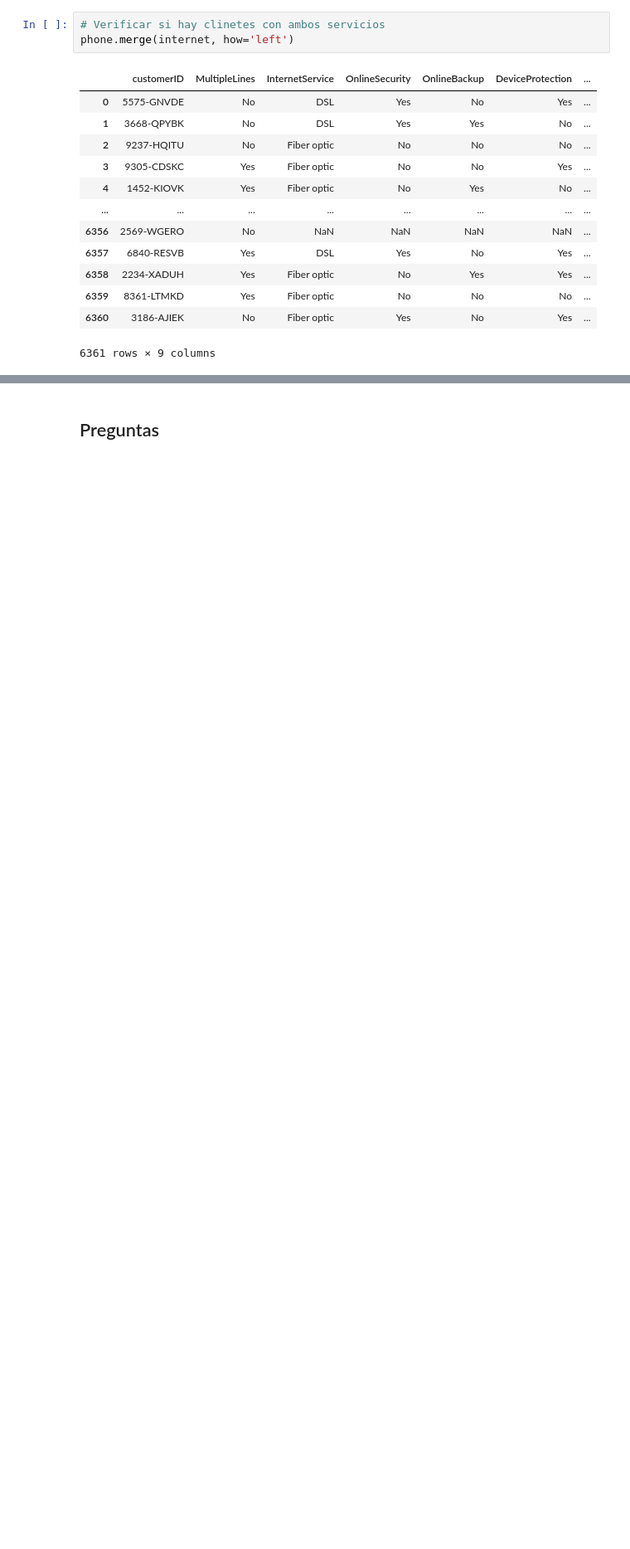
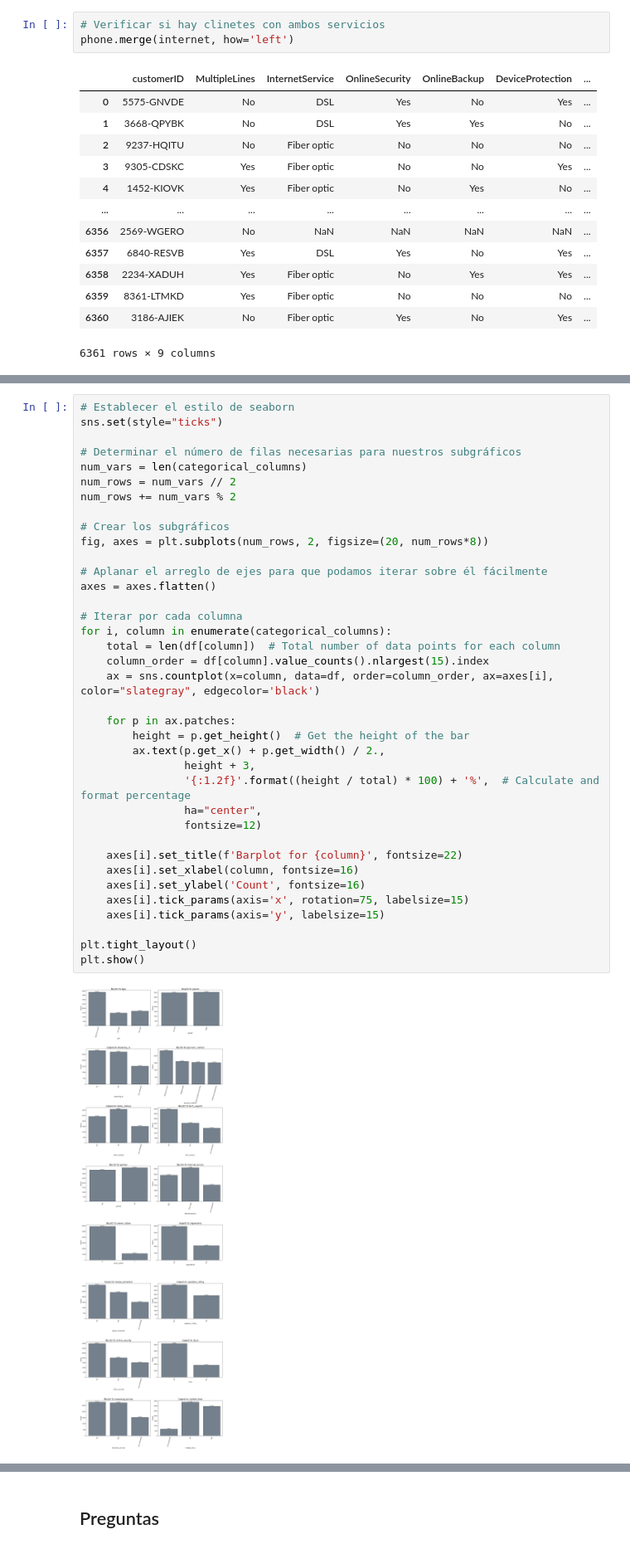
Before and after one commit to RicardoFW16/final_project, a Jupyter notebook: analisis_exploratorio.ipynb, the cells around one changed output, grey strips where cells are left out. Shown at 83% size. Drawn from its saved outputs; the diff is of its cells as text; blank space fills up the shorter version.

```diff
--- a/analisis_exploratorio.ipynb
+++ b/analisis_exploratorio.ipynb
@@ -280,0 +540,39 @@ phone.merge(internet, how='left')
+# %%
+# Establecer el estilo de seaborn
+sns.set(style="ticks")
+
+# Determinar el número de filas necesarias para nuestros subgráficos
+num_vars = len(categorical_columns)
+num_rows = num_vars // 2
+num_rows += num_vars % 2
+
+# Crear los subgráficos
+fig, axes = plt.subplots(num_rows, 2, figsize=(20, num_rows*8))
+
+# Aplanar el arreglo de ejes para que podamos iterar sobre él fácilmente
+axes = axes.flatten()
+
+# Iterar por cada columna
+for i, column in enumerate(categorical_columns):
+    total = len(df[column])  # Total number of data points for each column
+    column_order = df[column].value_counts().nlargest(15).index
+    ax = sns.countplot(x=column, data=df, order=column_order, ax=axes[i], color="slategray", edgecolor='black')
+
+    for p in ax.patches:
+        height = p.get_height()  # Get the height of the bar
+        ax.text(p.get_x() + p.get_width() / 2.,
+                height + 3,
+                '{:1.2f}'.format((height / total) * 100) + '%',  # Calculate and format percentage
+                ha="center",
+                fontsize=12)
+
+    axes[i].set_title(f'Barplot for {column}', fontsize=22)
+    axes[i].set_xlabel(column, fontsize=16)
+    axes[i].set_ylabel('Count', fontsize=16)
+    axes[i].tick_params(axis='x', rotation=75, labelsize=15)
+    axes[i].tick_params(axis='y', labelsize=15)
+
+plt.tight_layout()
+plt.show()
+# %% [output]
+[figure, added]
```
Also changed, not shown: parts of 34 cells of this notebook, 1 other file.
